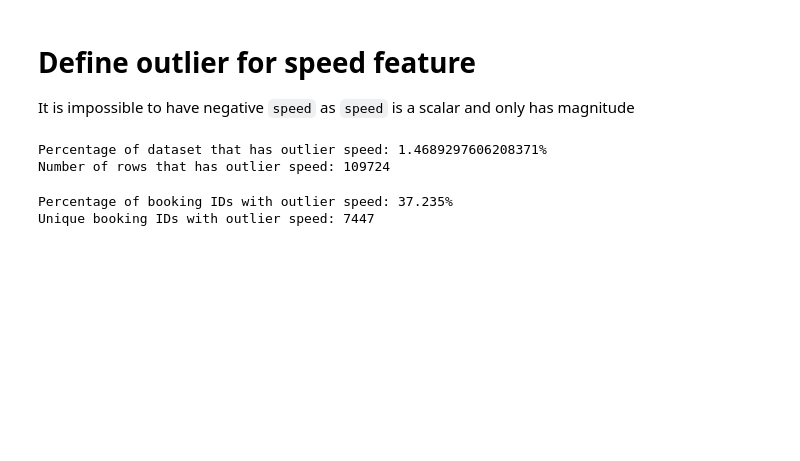
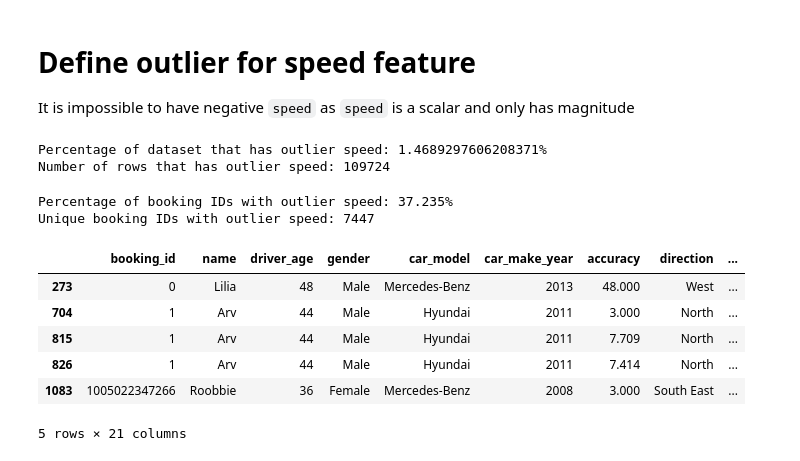
Before and after one commit to timothyckl/Just-Taxi-Analysis, a Jupyter notebook: analysis/outliers.ipynb, the cells around one changed output. Drawn from its saved outputs; the diff is of its cells as text; code cells hidden in the pictures; blank space fills up the shorter version.

Commit message:
outlier analysis

```diff
--- a/analysis/outliers.ipynb
+++ b/analysis/outliers.ipynb
@@ -150,7 +154,7 @@ plt.show()
 # Define outlier for speed feature
 It is impossible to have negative `speed` as `speed` is a scalar and only has magnitude
 # %%
-outlier_speed = taxi_df[taxi_df['speed'] < 0]
+outlier_speed = taxi_df[taxi_df['speed (km/h)'] < 0]
 print(f"Percentage of dataset that has outlier speed: {(len(outlier_speed) / len(taxi_df)) * 100}%")
 print(f"Number of rows that has outlier speed: {len(outlier_speed)}")
 # %% [output]
@@ -163,3 +167,13 @@ print(f"Unique booking IDs with outlier speed: {outlier_booking_id_speed.nunique
 # %% [output]
 Percentage of booking IDs with outlier speed: 37.235%
 Unique booking IDs with outlier speed: 7447
+# %%
+outlier_speed.head()
+# %% [output]
+|  | booking_id | name | driver_age | gender | car_model | car_make_year | accuracy | direction | ... |
+| 273 | 0 | Lilia | 48 | Male | Mercedes-Benz | 2013 | 48.000 | West | ... |
+| 704 | 1 | Arv | 44 | Male | Hyundai | 2011 | 3.000 | North | ... |
+| 815 | 1 | Arv | 44 | Male | Hyundai | 2011 | 7.709 | North | ... |
+| 826 | 1 | Arv | 44 | Male | Hyundai | 2011 | 7.414 | North | ... |
+| 1083 | 1005022347266 | Roobbie | 36 | Female | Mercedes-Benz | 2008 | 3.000 | South East | ... |
+5 rows × 21 columns
```
Also changed, not shown: parts of 9 cells of this notebook, 1 other file.
